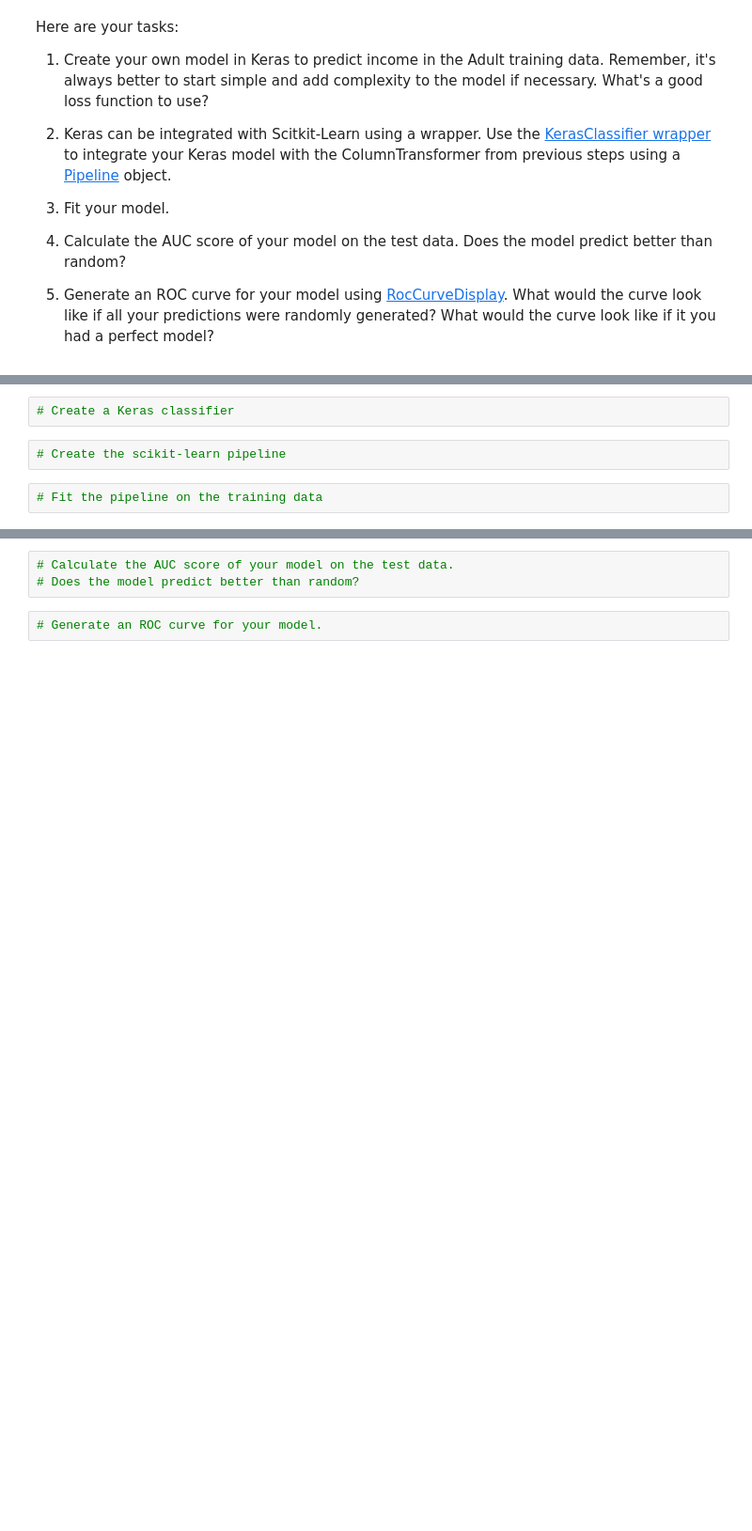
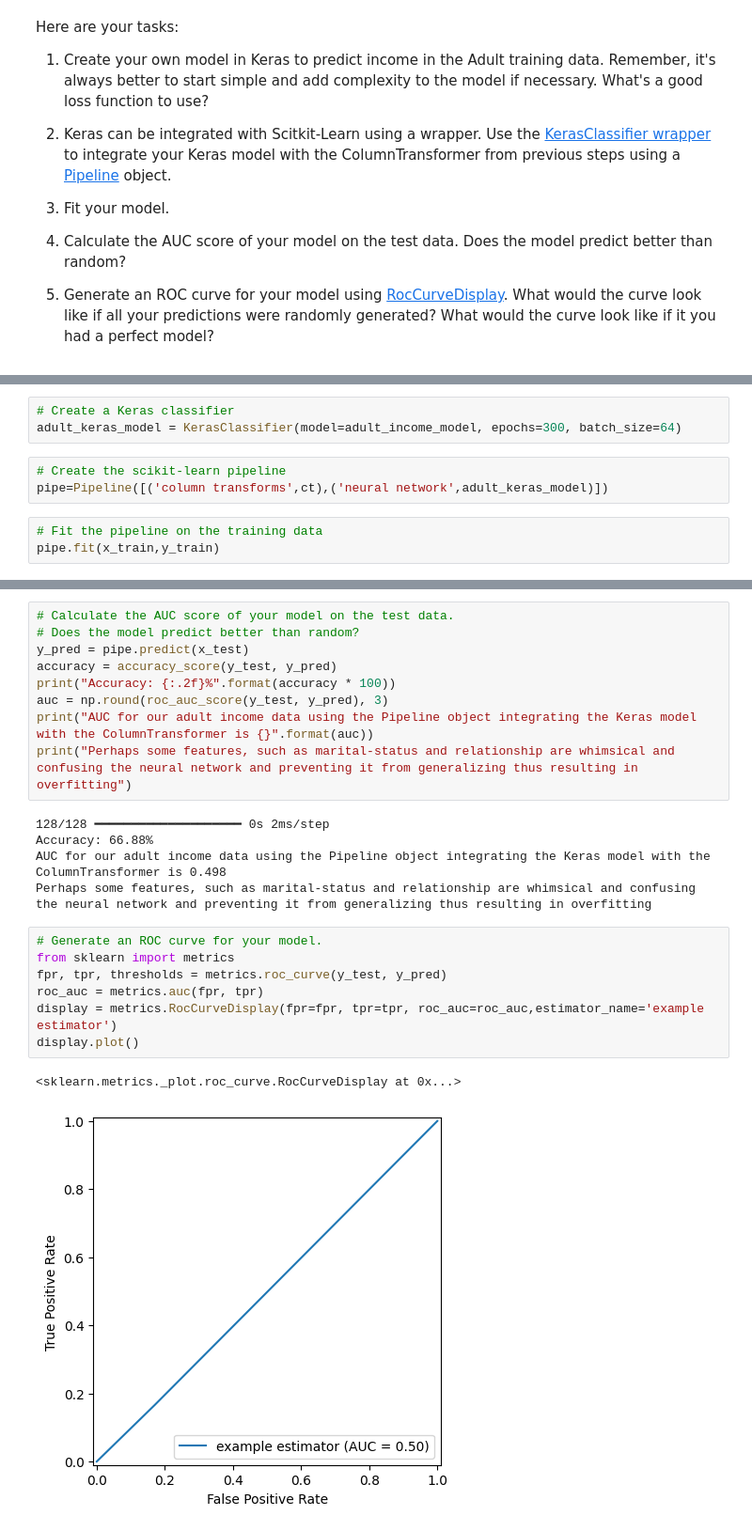
Before and after one commit to kentheman4AI/UMGC-MachineLearning-AI, a Jupyter notebook: Student_MLE_MiniProject_Deep_Learning.ipynb, the cells around one changed output, grey strips where cells are left out. Shown: that part at 94% size. Cells and saved outputs as stored; diff of their text form; blank space fills up the shorter version.

```diff
--- a/Student_MLE_MiniProject_Deep_Learning.ipynb
+++ b/Student_MLE_MiniProject_Deep_Learning.ipynb
@@ -285,6 +294,9 @@ Here are your tasks:
 # %%
 # Create a Keras classifier
+adult_keras_model = KerasClassifier(model=adult_income_model, epochs=300, batch_size=64)
 # %%
 # Create the scikit-learn pipeline
+pipe=Pipeline([('column transforms',ct),('neural network',adult_keras_model)])
 # %%
 # Fit the pipeline on the training data
+pipe.fit(x_train,y_train)
@@ -291,5 +338,24 @@ Here are your tasks:
-# %%
-# Calculate the AUC score of your model on the test data.
-# Does the model predict better than random?
-# %%
-# Generate an ROC curve for your model.
+# %%
+# Calculate the AUC score of your model on the test data.
+# Does the model predict better than random?
+y_pred = pipe.predict(x_test)
+accuracy = accuracy_score(y_test, y_pred)
+print("Accuracy: {:.2f}%".format(accuracy * 100))
+auc = np.round(roc_auc_score(y_test, y_pred), 3)
+print("AUC for our adult income data using the Pipeline object integrating the Keras model with the ColumnTransformer is {}".format(auc))
+print("Perhaps some features, such as marital-status and relationship are whimsical and confusing the neural network and preventing it from generalizing thus resulting in overfitting")
+# %% [output]
+128/128 ━━━━━━━━━━━━━━━━━━━━ 0s 2ms/step
+Accuracy: 66.88%
+AUC for our adult income data using the Pipeline object integrating the Keras model with the ColumnTransformer is 0.498
+Perhaps some features, such as marital-status and relationship are whimsical and confusing the neural network and preventing it from generalizing thus resulting in overfitting
+# %%
+# Generate an ROC curve for your model.
+from sklearn import metrics
+fpr, tpr, thresholds = metrics.roc_curve(y_test, y_pred)
+roc_auc = metrics.auc(fpr, tpr)
+display = metrics.RocCurveDisplay(fpr=fpr, tpr=tpr, roc_auc=roc_auc,estimator_name='example estimator')
+display.plot()
+# %% [output]
+<sklearn.metrics._plot.roc_curve.RocCurveDisplay at 0x...>
+[figure, added]
```
Also changed, not shown: parts of 6 cells of this notebook.
